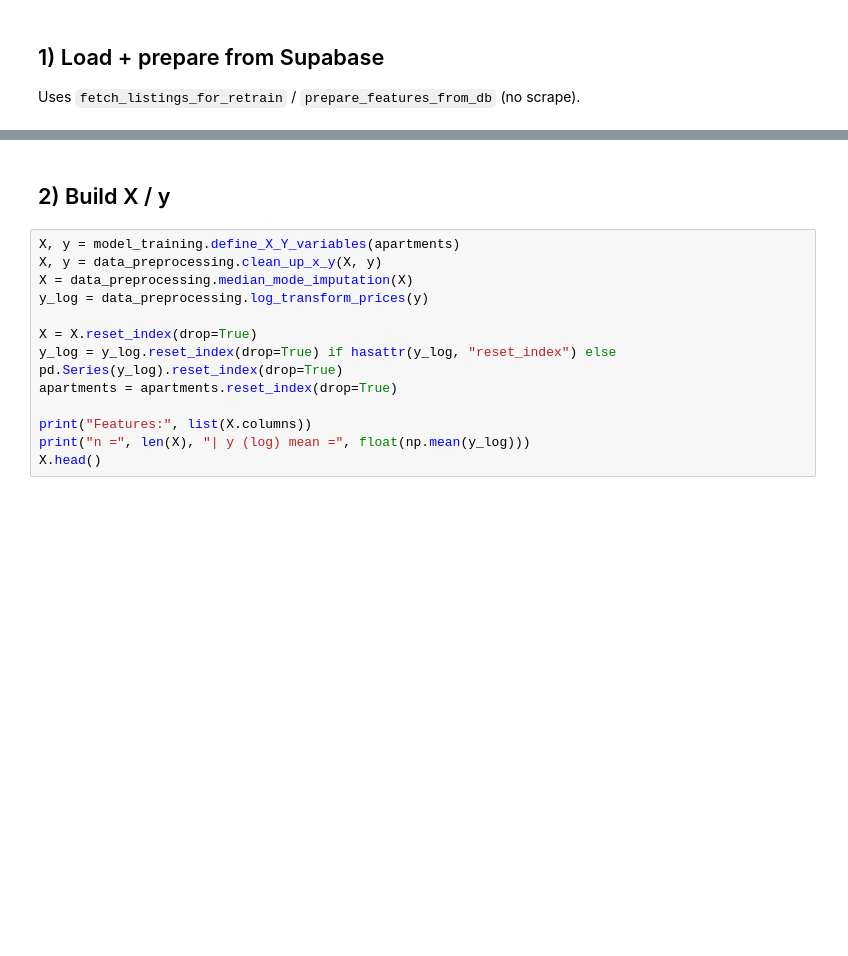
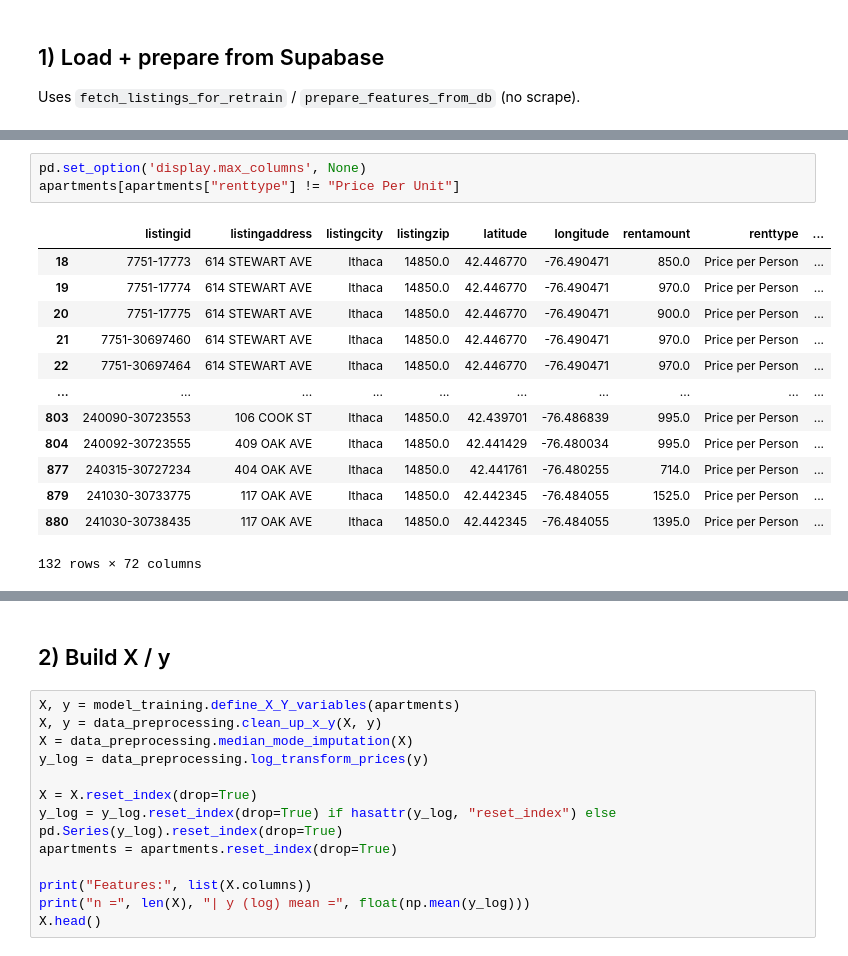
Before and after one commit to ArjtheGreat/IthacaHousing, a Jupyter notebook: airflow/model/notebooks/rent_model_sandbox.ipynb, the cells around one changed output, grey strips where cells are left out. Cells and saved outputs as stored; diff of their text form; blank space fills up the shorter version.

```diff
--- a/airflow/model/notebooks/rent_model_sandbox.ipynb
+++ b/airflow/model/notebooks/rent_model_sandbox.ipynb
@@ -70,0 +83,17 @@ apartments[["ListingId", "PropertyId", "rent_per_person", "latitude", "longitude
+# %%
+pd.set_option('display.max_columns', None)
+apartments[apartments["renttype"] != "Price Per Unit"]
+# %% [output]
+|  | listingid | listingaddress | listingcity | listingzip | latitude | longitude | rentamount | renttype | ... |
+| 18 | 7751-17773 | 614 STEWART AVE | Ithaca | 14850.0 | 42.446770 | -76.490471 | 850.0 | Price per Person | ... |
+| 19 | 7751-17774 | 614 STEWART AVE | Ithaca | 14850.0 | 42.446770 | -76.490471 | 970.0 | Price per Person | ... |
+| 20 | 7751-17775 | 614 STEWART AVE | Ithaca | 14850.0 | 42.446770 | -76.490471 | 900.0 | Price per Person | ... |
+| 21 | 7751-30697460 | 614 STEWART AVE | Ithaca | 14850.0 | 42.446770 | -76.490471 | 970.0 | Price per Person | ... |
+| 22 | 7751-30697464 | 614 STEWART AVE | Ithaca | 14850.0 | 42.446770 | -76.490471 | 970.0 | Price per Person | ... |
+| ... | ... | ... | ... | ... | ... | ... | ... | ... | ... |
+| 803 | 240090-30723553 | 106 COOK ST | Ithaca | 14850.0 | 42.439701 | -76.486839 | 995.0 | Price per Person | ... |
+| 804 | 240092-30723555 | 409 OAK AVE | Ithaca | 14850.0 | 42.441429 | -76.480034 | 995.0 | Price per Person | ... |
+| 877 | 240315-30727234 | 404 OAK AVE | Ithaca | 14850.0 | 42.441761 | -76.480255 | 714.0 | Price per Person | ... |
+| 879 | 241030-30733775 | 117 OAK AVE | Ithaca | 14850.0 | 42.442345 | -76.484055 | 1525.0 | Price per Person | ... |
+| 880 | 241030-30738435 | 117 OAK AVE | Ithaca | 14850.0 | 42.442345 | -76.484055 | 1395.0 | Price per Person | ... |
+132 rows × 72 columns
```
Also changed, not shown: parts of 18 cells of this notebook, 15 other files.
